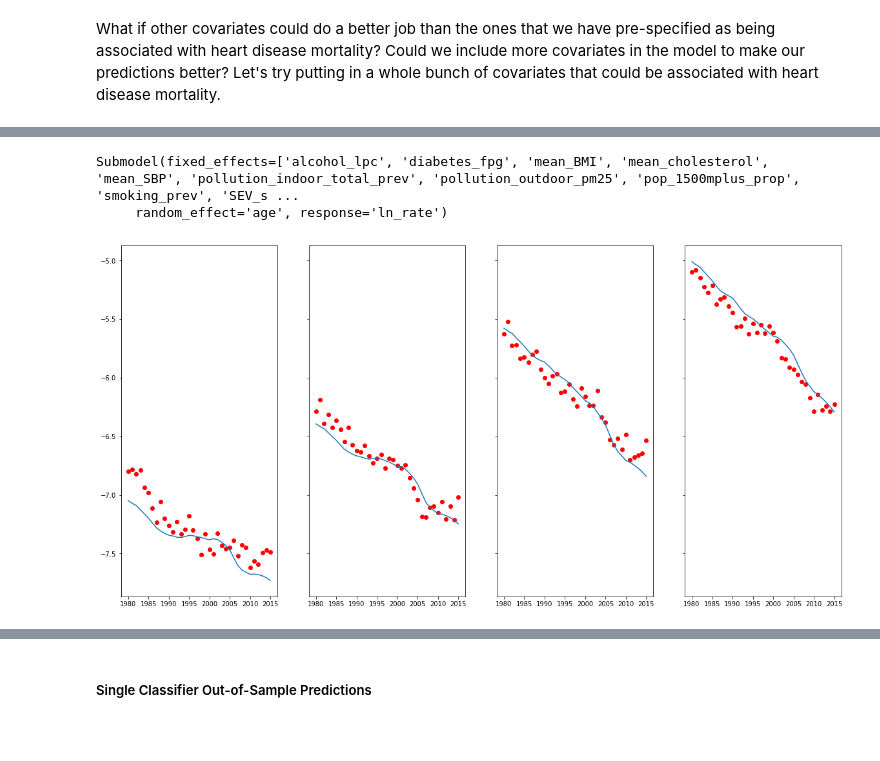
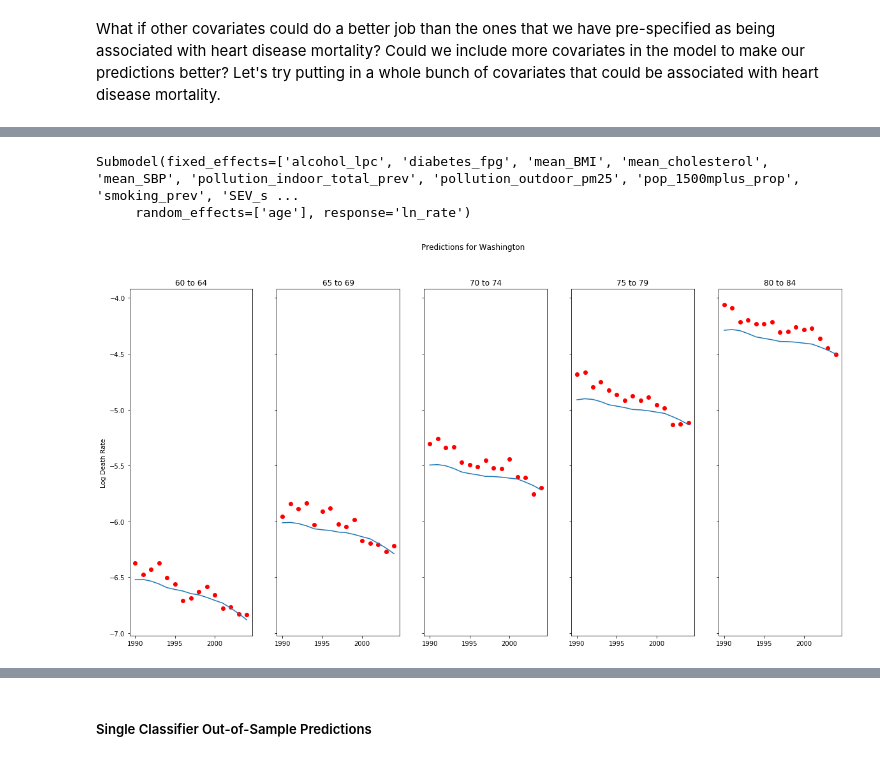
Before and after one commit to mbannick/simple-ensemble, a Jupyter notebook: notebooks/ensemble_example.ipynb, the cells around one changed output, grey strips where cells are left out. Saved outputs shown, nothing was run; the diff lists cells and outputs as text; code cells hidden in the pictures; blank space fills up the shorter version.

```diff
--- a/notebooks/ensemble_example.ipynb
+++ b/notebooks/ensemble_example.ipynb
@@ -146,4 +196,4 @@ cv = ['alcohol_lpc', 'diabetes_fpg', 'mean_BMI', 'mean_cholesterol', 'mean_SBP',
       'nuts_seeds_g_adj', 'pufa_adj_pct', 'pulses_legumes_g_adj', 'haqi', 'tfa', 'ln_LDI_pc', 'ln_omega_3_g_adj', 'ln_vegetables_g_adj']
 # %%
 # create a Submodel object and retrieve its parameters
-model = Submodel(response='ln_rate', fixed_effects=cv, random_effect='age')
+model = Submodel(response='ln_rate', fixed_effects=cv, random_effects=['age'])
@@ -150,15 +212,16 @@ model = Submodel(response='ln_rate', fixed_effects=cv, random_effect='age')
 # %%
 # subset the dataset to only the necessary columns
-cols = ['location_id', 'age', 'year', 'ln_rate'] + cv
+cols = ['location', 'age', 'year', 'ln_rate'] + cv
 df = data_frame[cols]
 model.fit(df)
 # %% [output]
 Submodel(fixed_effects=['alcohol_lpc', 'diabetes_fpg', 'mean_BMI', 'mean_cholesterol', 'mean_SBP', 'pollution_indoor_total_prev', 'pollution_outdoor_pm25', 'pop_1500mplus_prop', 'smoking_prev', 'SEV_s ...
-     random_effect='age', response='ln_rate')
+     random_effects=['age'], response='ln_rate')
-# %%
-model.plot_predictions(df, location_id=533, ages=[15, 16, 17, 18])
-# %% [output]
-[figure, removed]
+# %%
+model.plot_predictions(df, querystring='location == "Washington"',
+                       ages=['60 to 64', '65 to 69', '70 to 74', '75 to 79', '80 to 84'])
+# %% [output]
+[figure, added]
 # %%
 model.rmse(df)
 # %% [output]
```
Also changed, not shown: parts of 55 cells of this notebook.
